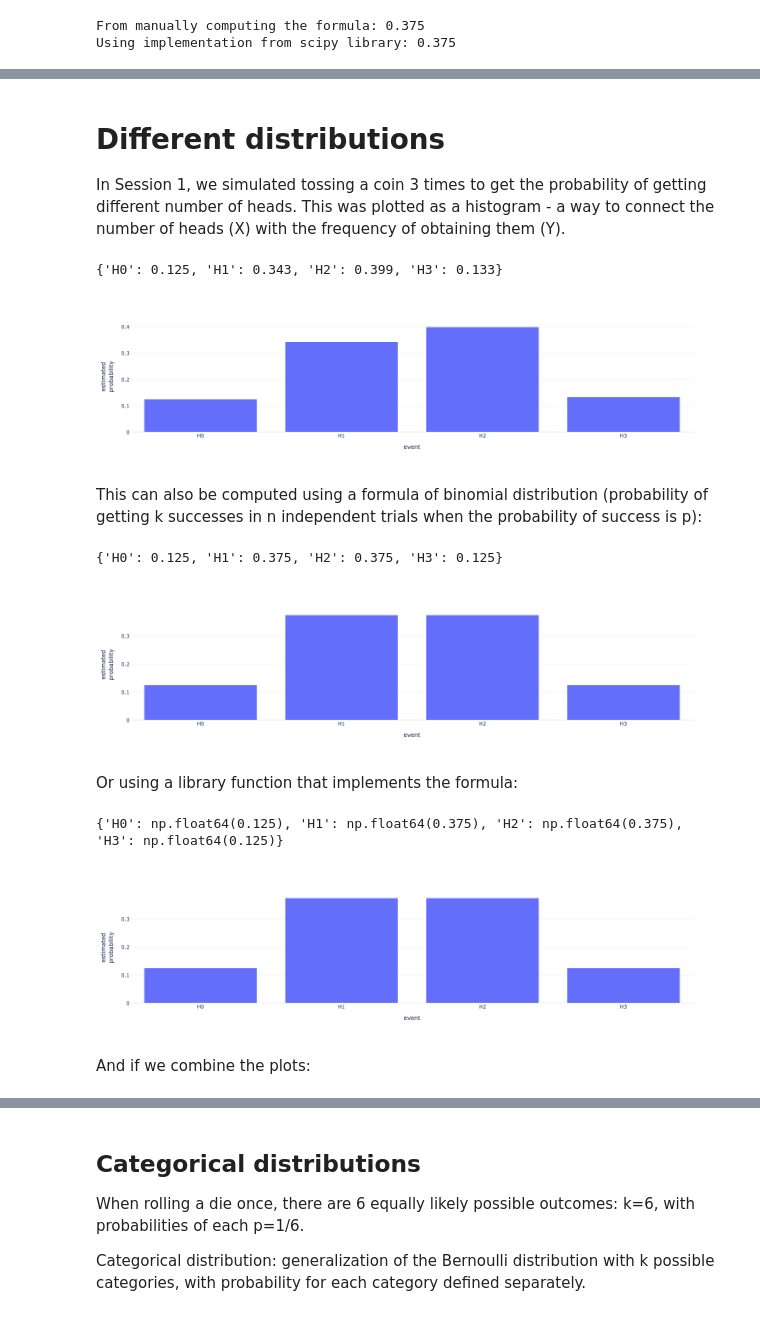
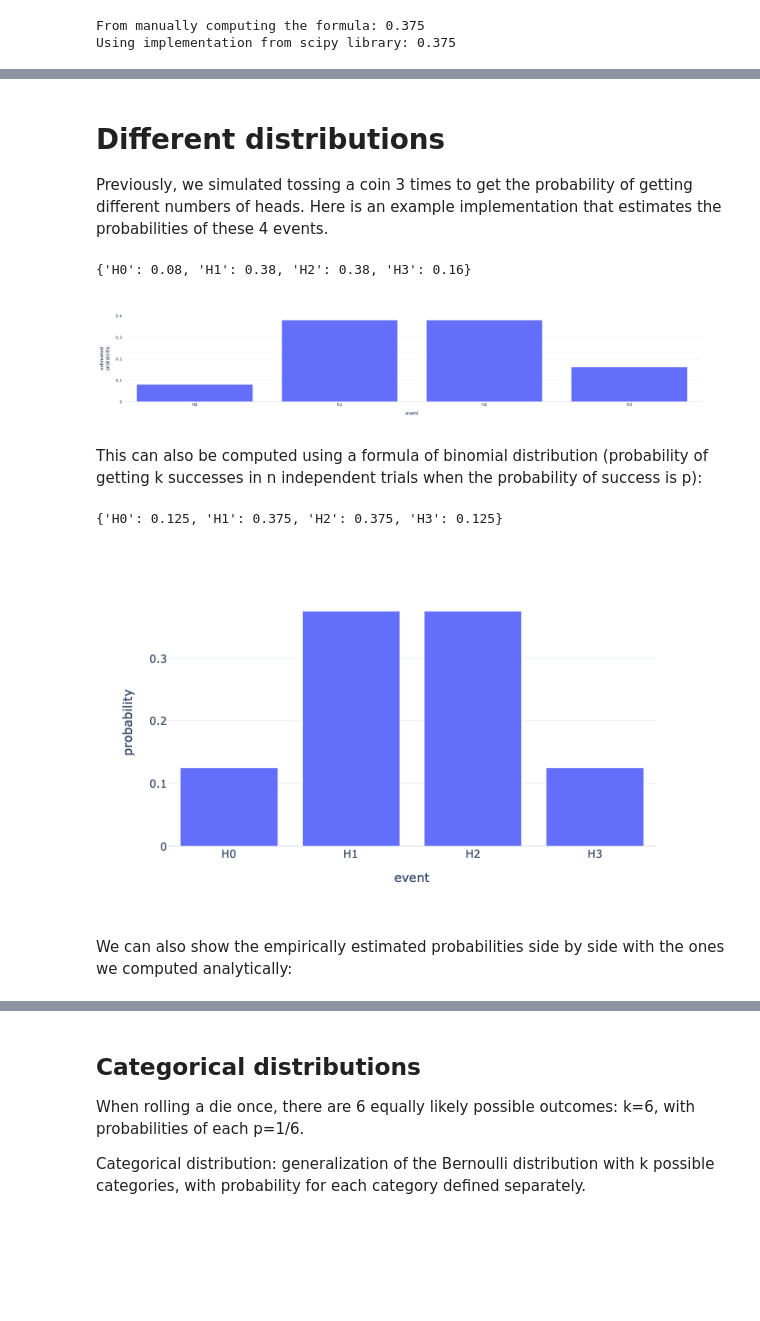
Before and after one commit to uio-bmi/stats_for_cs, a Jupyter notebook: Week_2_ProbabilityIntro/ProbabilityIntro.ipynb, the cells around one changed output, grey strips where cells are left out. Cells and saved outputs as stored; diff of their text form; code cells hidden in the pictures; blank space fills up the shorter version.

```diff
--- a/Week_2_ProbabilityIntro/ProbabilityIntro.ipynb
+++ b/Week_2_ProbabilityIntro/ProbabilityIntro.ipynb
@@ -516,29 +518,29 @@ estimate_winner_probability(0.3, 0.5, 0.2, 6, 10000)
 # %% [markdown]
 # Different distributions
 
-In Session 1, we simulated tossing a coin 3 times to get the probability of getting different number of heads. This was plotted as a histogram - a way to connect the number of heads (X) with the frequency of obtaining them (Y).
+Previously, we simulated tossing a coin 3 times to get the probability of getting different numbers of heads. Here is an example implementation that estimates the probabilities of these 4 events.
 # %%
 def toss_coin_n_times(p_head, n):
     return ['H' if random.random() <= p_head else 'T' for _ in range(n)]
 
 def simulate_event_probabilities(p_head, n, num_experiments):
     event_counts = {i: 0 for i in range(n+1)}
 
     for experiment in range(num_experiments):
         outcome = toss_coin_n_times(p_head, n)
         event_counts[outcome.count('H')] += 1
 
     prob_dist = {f'H{event}': count / num_experiments for event, count in event_counts.items()}
 
     return prob_dist
 
-event_probabilities = simulate_event_probabilities(p_head=0.5, n=3, num_experiments=1000)
-print(event_probabilities)
+event_probabilities_simulation = simulate_event_probabilities(p_head=0.5, n=3, num_experiments=100)
+print(event_probabilities_simulation)
 
-plot_event_probabilities(event_probabilities)
+plot_event_probabilities(event_probabilities_simulation)
 # %% [output]
-{'H0': 0.125, 'H1': 0.343, 'H2': 0.399, 'H3': 0.133}
+{'H0': 0.08, 'H1': 0.38, 'H2': 0.38, 'H3': 0.16}
-[figure, old version]
+[figure, new version]
 # %% [markdown]
 This can also be computed using a formula of binomial distribution (probability of getting k successes in n independent trials when the probability of success is p):
 # %%
@@ -552,29 +554,12 @@ event_probabilities_from_formula = {
 }
 
 print(event_probabilities_from_formula)
-plot_event_probabilities(event_probabilities_from_formula)
+plot_event_probabilities(event_probabilities_from_formula, y_title='probability')
 # %% [output]
 {'H0': 0.125, 'H1': 0.375, 'H2': 0.375, 'H3': 0.125}
-[figure, old version]
+[figure, new version]
-# %% [markdown]
-Or using a library function that implements the formula:
-# %%
-from scipy.stats import binom
-
-def compute_event_probabilities_from_formula(p_head, n):
-    return {
-        f'H{head_count}': round(binom.pmf(k=head_count, n=n, p=p_head), 4) for head_count in range(n+1)
-    }
-
-event_probabilities_from_formula = compute_event_probabilities_from_formula(p_head=0.5, n=3)
-
-print(event_probabilities_from_formula)
-plot_event_probabilities(event_probabilities_from_formula)
-# %% [output]
-{'H0': np.float64(0.125), 'H1': np.float64(0.375), 'H2': np.float64(0.375), 'H3': np.float64(0.125)}
-[figure, removed]
-# %% [markdown]
-And if we combine the plots:
+# %% [markdown]
+We can also show the empirically estimated probabilities side by side with the ones we computed analytically:
 # %%
 from util import plot_probability_comparison
 
```
Also changed, not shown: parts of 30 cells of this notebook, 1 other file.
